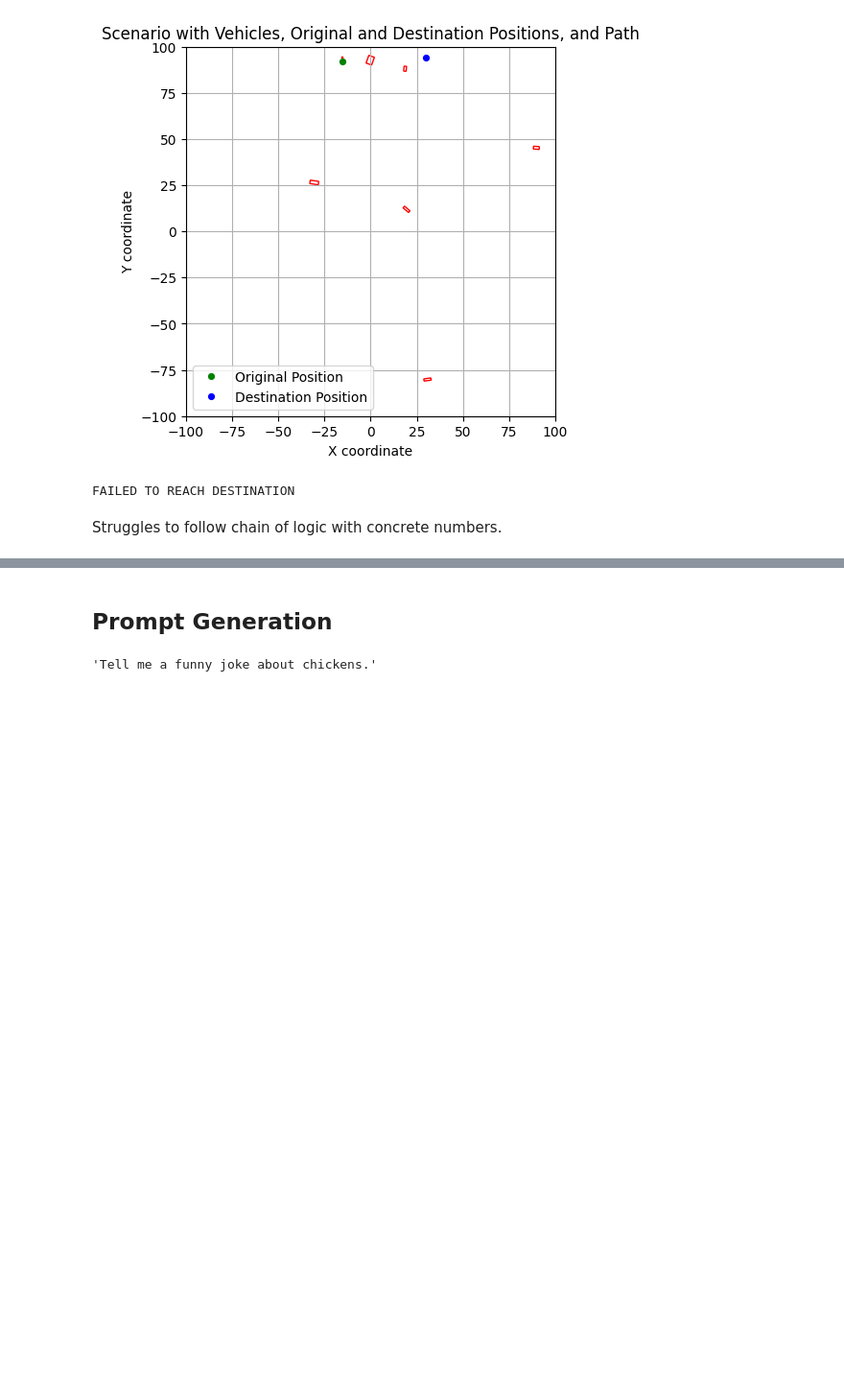
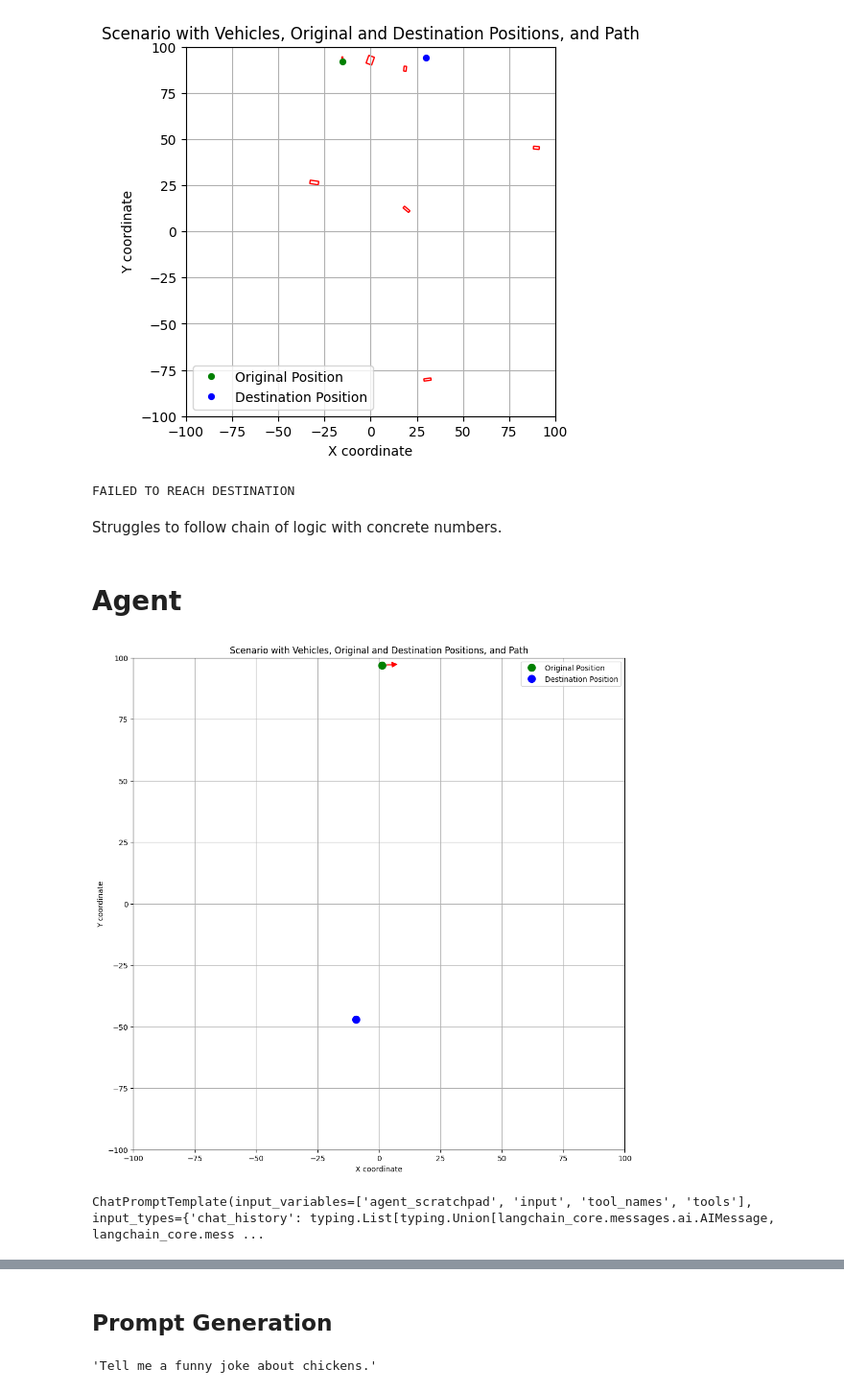
Before and after one commit to LiuHaolan/llm-gym, a Jupyter notebook: examples/gemini_nav.ipynb, the cells around one changed output, grey strips where cells are left out. Shown at 96% size. Saved outputs shown, nothing was run; the diff lists cells and outputs as text; code cells hidden in the pictures; blank space fills up the shorter version.

```diff
--- a/examples/gemini_nav.ipynb
+++ b/examples/gemini_nav.ipynb
@@ -707,3 +732,10 @@ FORWARD 55
 FAILED TO REACH DESTINATION
 # %% [markdown]
 Struggles to follow chain of logic with concrete numbers.
+# %% [markdown]
+# Agent
+# %%
+scenario = Scenario(vehicle_range=(0,0))
+scenario.visualise()
+# %% [output]
+[figure, added]
@@ -709,0 +744,35 @@ Struggles to follow chain of logic with concrete numbers.
+# %%
+@tool
+def get_position() -> Tuple[int, int]:
+    """Look up the robot's current position."""
+    return scenario.get_robot().get_center()
+
+@tool
+def get_orientation() -> int:
+  """Look up the robot's current orientation."""
+  return scenario.get_robot().get_orientation()
+
+@tool
+def move(command: str, value: int) -> None:
+    """Move robot according to the command and value"""
+    scenario.move_robot(command, value)
+
+@tool
+def add(a: int, b: int) -> int:
+    """Add two numbers."""
+    return a+b
+
+@tool
+def multiply(a: int, b: int) -> int:
+    """Multiply two numbers."""
+    return a * b
+
+tools = [get_position, get_orientation, move, multiply, add]
+prompt = hub.pull("hwchase17/structured-chat-agent")
+agent = create_structured_chat_agent(model,
+                                     tools,
+                                     prompt)
+
+prompt
+# %% [output]
+ChatPromptTemplate(input_variables=['agent_scratchpad', 'input', 'tool_names', 'tools'], input_types={'chat_history': typing.List[typing.Union[langchain_core.messages.ai.AIMessage, langchain_core.mess ...
```
Also changed, not shown: parts of 17 cells of this notebook.
